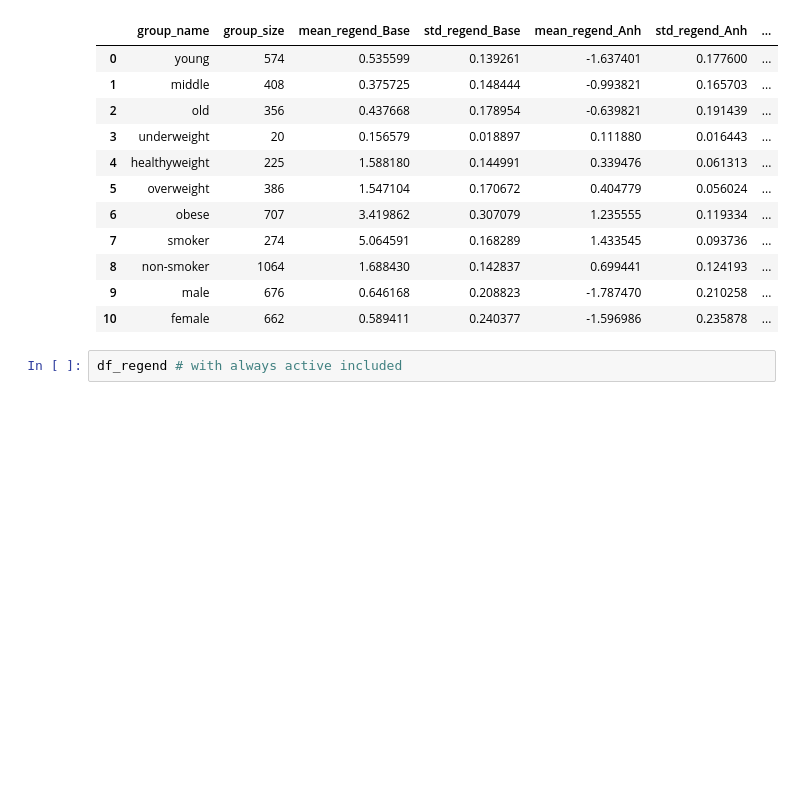
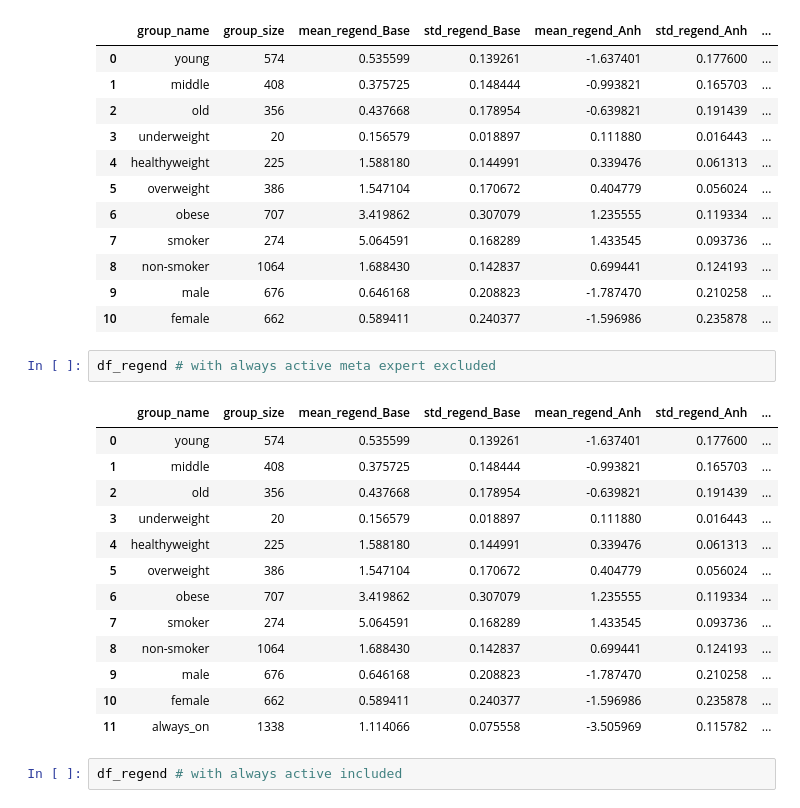
Before and after one commit to krishnacharya/multidecomp, a Jupyter notebook: iclr_res/groupwise_insurancepremium_allunclipped.ipynb, the cells around one changed output. Drawn from its saved outputs; the diff is of its cells as text; blank space fills up the shorter version.

```diff
--- a/iclr_res/groupwise_insurancepremium_allunclipped.ipynb
+++ b/iclr_res/groupwise_insurancepremium_allunclipped.ipynb
@@ -258,6 +251,22 @@ df_regend
 | 8 | non-smoker | 1064 | 1.688430 | 0.142837 | 0.699441 | 0.124193 | ... |
 | 9 | male | 676 | 0.646168 | 0.208823 | -1.787470 | 0.210258 | ... |
 | 10 | female | 662 | 0.589411 | 0.240377 | -1.596986 | 0.235878 | ... |
+# %%
+df_regend # with always active meta expert excluded
+# %% [output]
+|  | group_name | group_size | mean_regend_Base | std_regend_Base | mean_regend_Anh | std_regend_Anh | ... |
+| 0 | young | 574 | 0.535599 | 0.139261 | -1.637401 | 0.177600 | ... |
+| 1 | middle | 408 | 0.375725 | 0.148444 | -0.993821 | 0.165703 | ... |
+| 2 | old | 356 | 0.437668 | 0.178954 | -0.639821 | 0.191439 | ... |
+| 3 | underweight | 20 | 0.156579 | 0.018897 | 0.111880 | 0.016443 | ... |
+| 4 | healthyweight | 225 | 1.588180 | 0.144991 | 0.339476 | 0.061313 | ... |
+| 5 | overweight | 386 | 1.547104 | 0.170672 | 0.404779 | 0.056024 | ... |
+| 6 | obese | 707 | 3.419862 | 0.307079 | 1.235555 | 0.119334 | ... |
+| 7 | smoker | 274 | 5.064591 | 0.168289 | 1.433545 | 0.093736 | ... |
+| 8 | non-smoker | 1064 | 1.688430 | 0.142837 | 0.699441 | 0.124193 | ... |
+| 9 | male | 676 | 0.646168 | 0.208823 | -1.787470 | 0.210258 | ... |
+| 10 | female | 662 | 0.589411 | 0.240377 | -1.596986 | 0.235878 | ... |
+| 11 | always_on | 1338 | 1.114066 | 0.075558 | -3.505969 | 0.115782 | ... |
 # %%
 df_regend # with always active included
 # %% [output]
```
Also changed, not shown: parts of 7 cells of this notebook, 1 other file.
